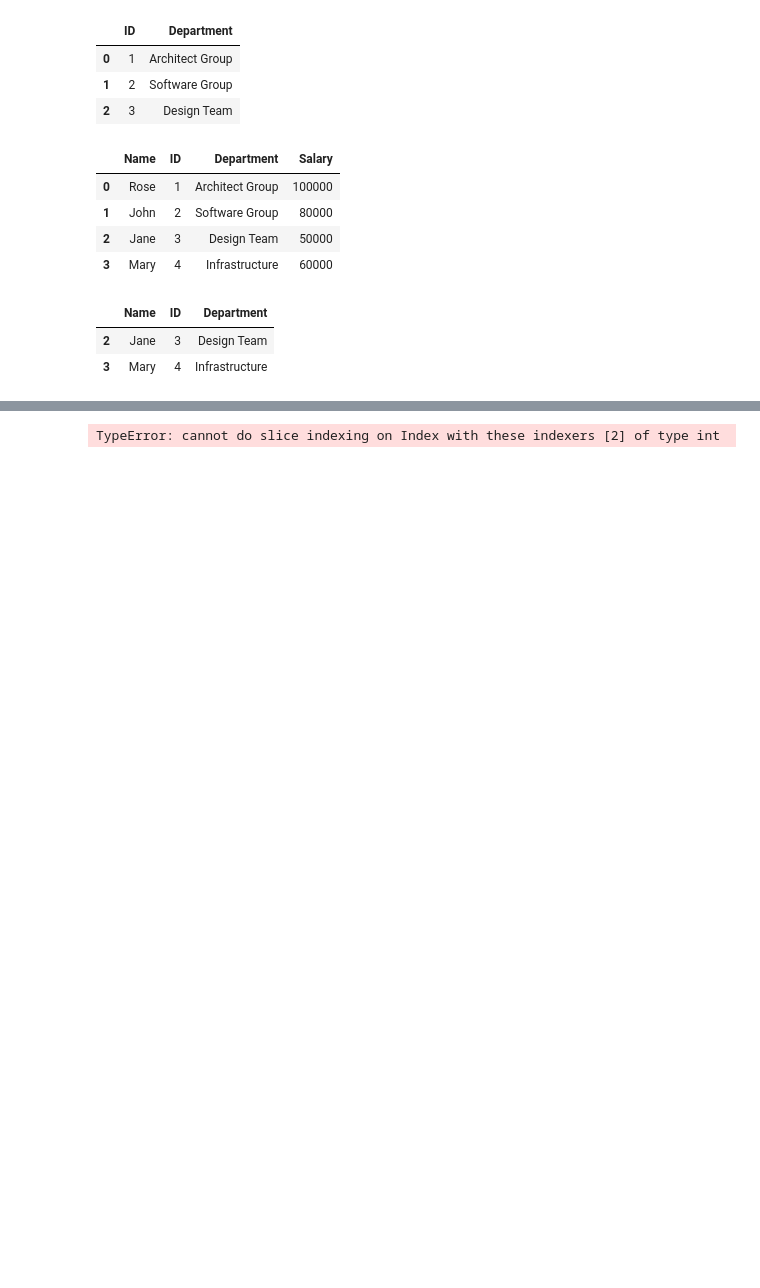
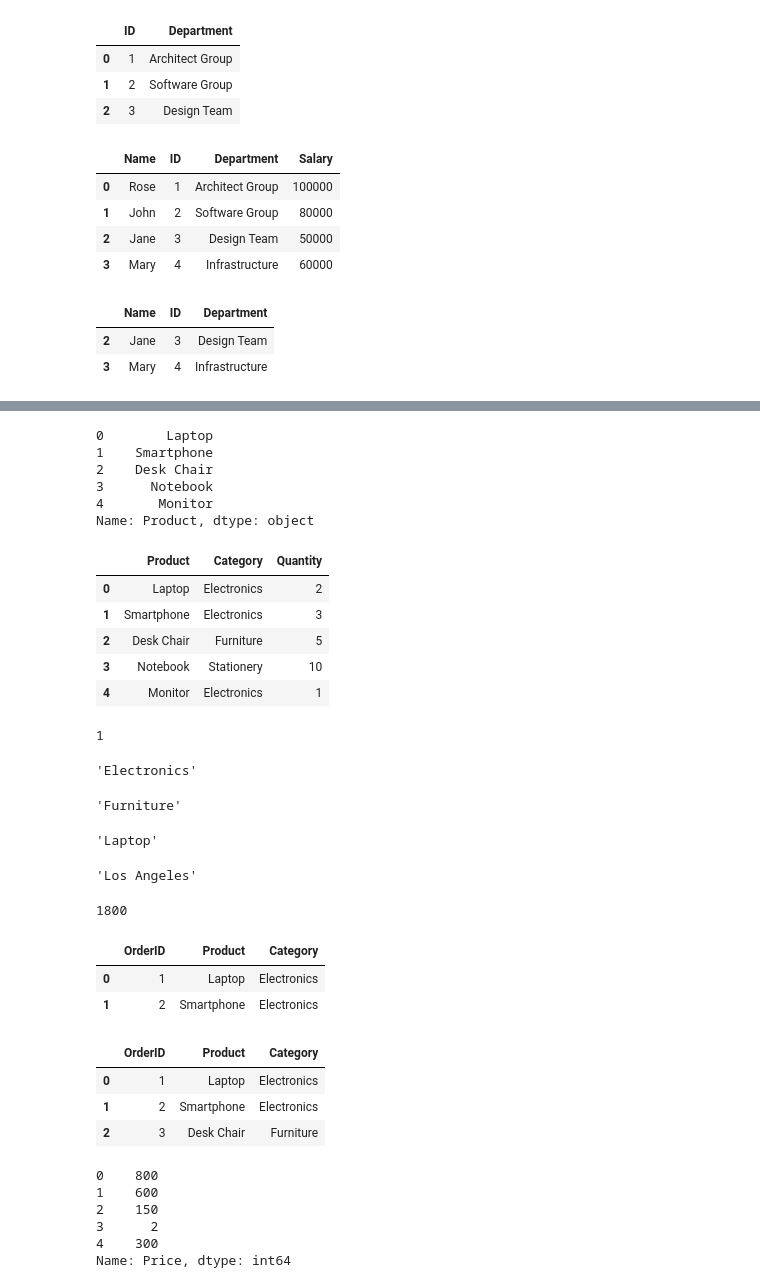
Before and after one commit to alirezaghorbani1983/IBM-DATA-SCIENCE, a Jupyter notebook: python-pandas-numpy.ipynb, the cells around one changed output, grey strips where cells are left out. Saved outputs shown, nothing was run; the diff lists cells and outputs as text; code cells hidden in the pictures; blank space fills up the shorter version.

```diff
--- a/python-pandas-numpy.ipynb
+++ b/python-pandas-numpy.ipynb
@@ -461,4 +501,67 @@ df.loc[2:3,  'Name':'Department']
+# %%
+x = df['Product']
+x
+# %% [output]
+0        Laptop
+1    Smartphone
+2    Desk Chair
+3      Notebook
+4       Monitor
+Name: Product, dtype: object
+# %%
+y = df[['Product','Category', 'Quantity']]
+y
+# %% [output]
+|  | Product | Category | Quantity |
+| 0 | Laptop | Electronics | 2 |
+| 1 | Smartphone | Electronics | 3 |
+| 2 | Desk Chair | Furniture | 5 |
+| 3 | Notebook | Stationery | 10 |
+| 4 | Monitor | Electronics | 1 |
+# %%
+df.iloc[0, 0]
+# %% [output]
+1
+# %%
+df.iloc[0, 2]
+# %% [output]
+'Electronics'
 # %%
-df.loc[2:3, 2:3]
+df.iloc[2,2]
 # %% [output]
-TypeError: cannot do slice indexing on Index with these indexers [2] of type int
+'Furniture'
+# %%
+df.loc[0, 'Product']
+# %% [output]
+'Laptop'
+# %%
+df.loc[1, 'CustomerCity']
+# %% [output]
+'Los Angeles'
+# %%
+df.loc[1, 'Total']
+# %% [output]
+1800
+# %%
+df.iloc[0:2, 0:3]
+# %% [output]
+|  | OrderID | Product | Category |
+| 0 | 1 | Laptop | Electronics |
+| 1 | 2 | Smartphone | Electronics |
+# %%
+df.loc[0:2, 'OrderID':'Category']
+# %% [output]
+|  | OrderID | Product | Category |
+| 0 | 1 | Laptop | Electronics |
+| 1 | 2 | Smartphone | Electronics |
+| 2 | 3 | Desk Chair | Furniture |
+# %%
+q = df['Price']
+q
+# %% [output]
+0    800
+1    600
+2    150
+3      2
+4    300
+Name: Price, dtype: int64
```
Also changed, not shown: parts of 5 cells of this notebook.
